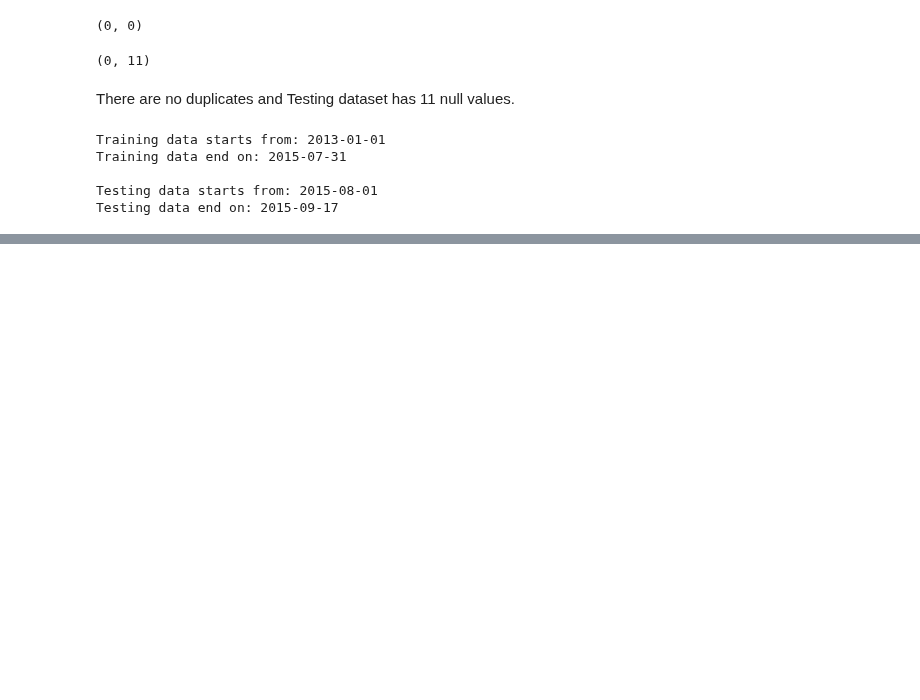
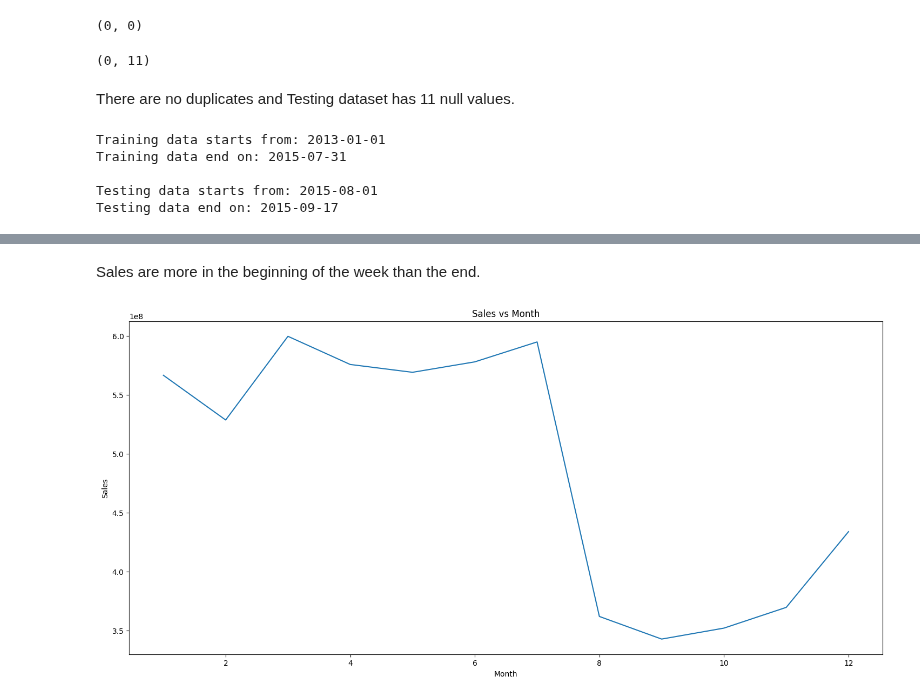
Before and after one commit to susannahsu/rossman-store-sales, a Jupyter notebook: rossman_sales_prediction.ipynb, the cells around one changed output, grey strips where cells are left out. Cells and saved outputs as stored; diff of their text form; code cells hidden in the pictures; blank space fills up the shorter version.

```diff
--- a/rossman_sales_prediction.ipynb
+++ b/rossman_sales_prediction.ipynb
@@ -130,0 +169,11 @@ Testing data end on: 2015-09-17
+# %% [markdown]
+Sales are more in the beginning of the week than the end.
+# %%
+plt.figure(figsize=(18,8))
+plt.plot(df.groupby('Month')['Sales'].sum())
+plt.title("Sales vs Month")
+plt.xlabel("Month")
+plt.ylabel("Sales")
+plt.show()
+# %% [output]
+[figure, added]
```
Also changed, not shown: parts of 14 cells of this notebook.
